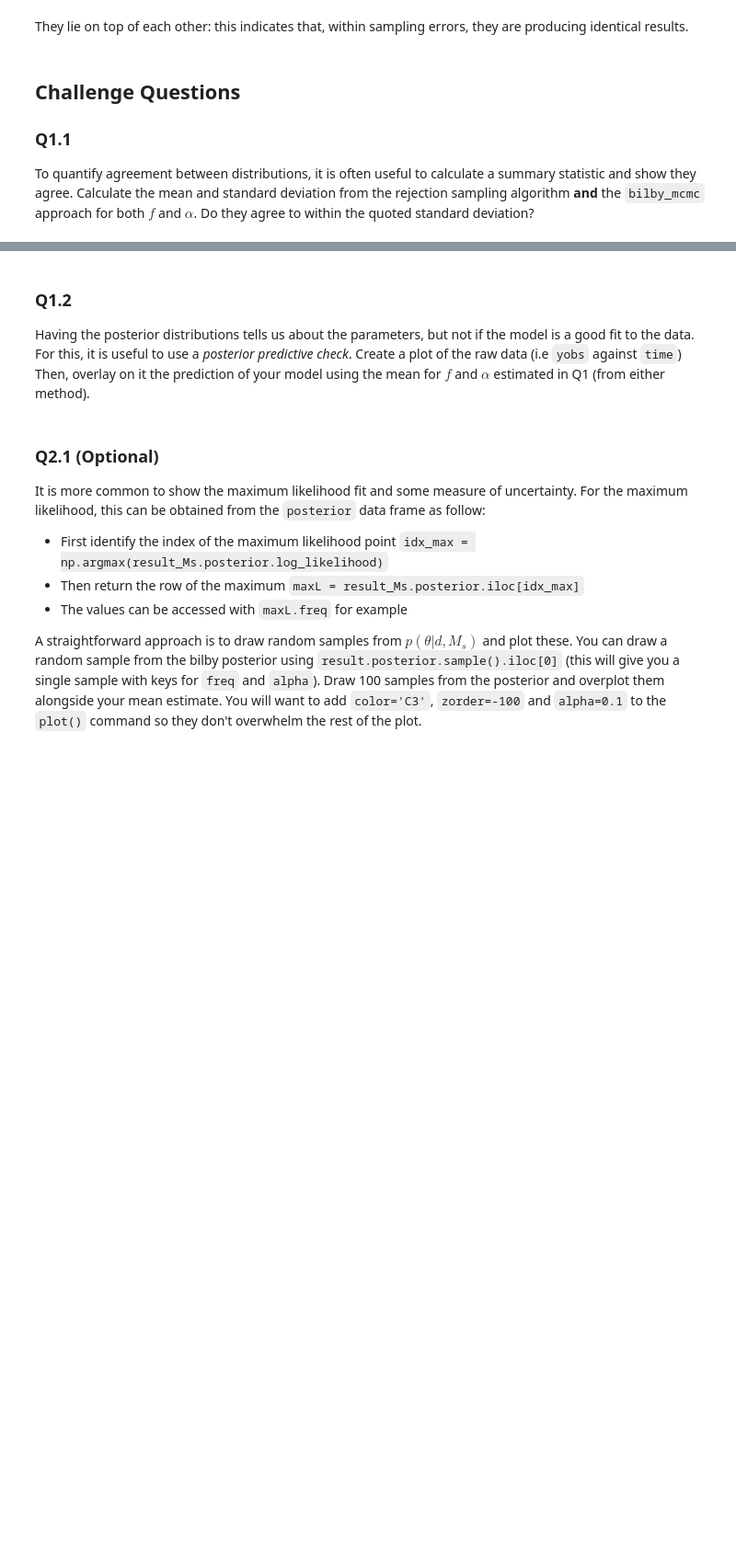
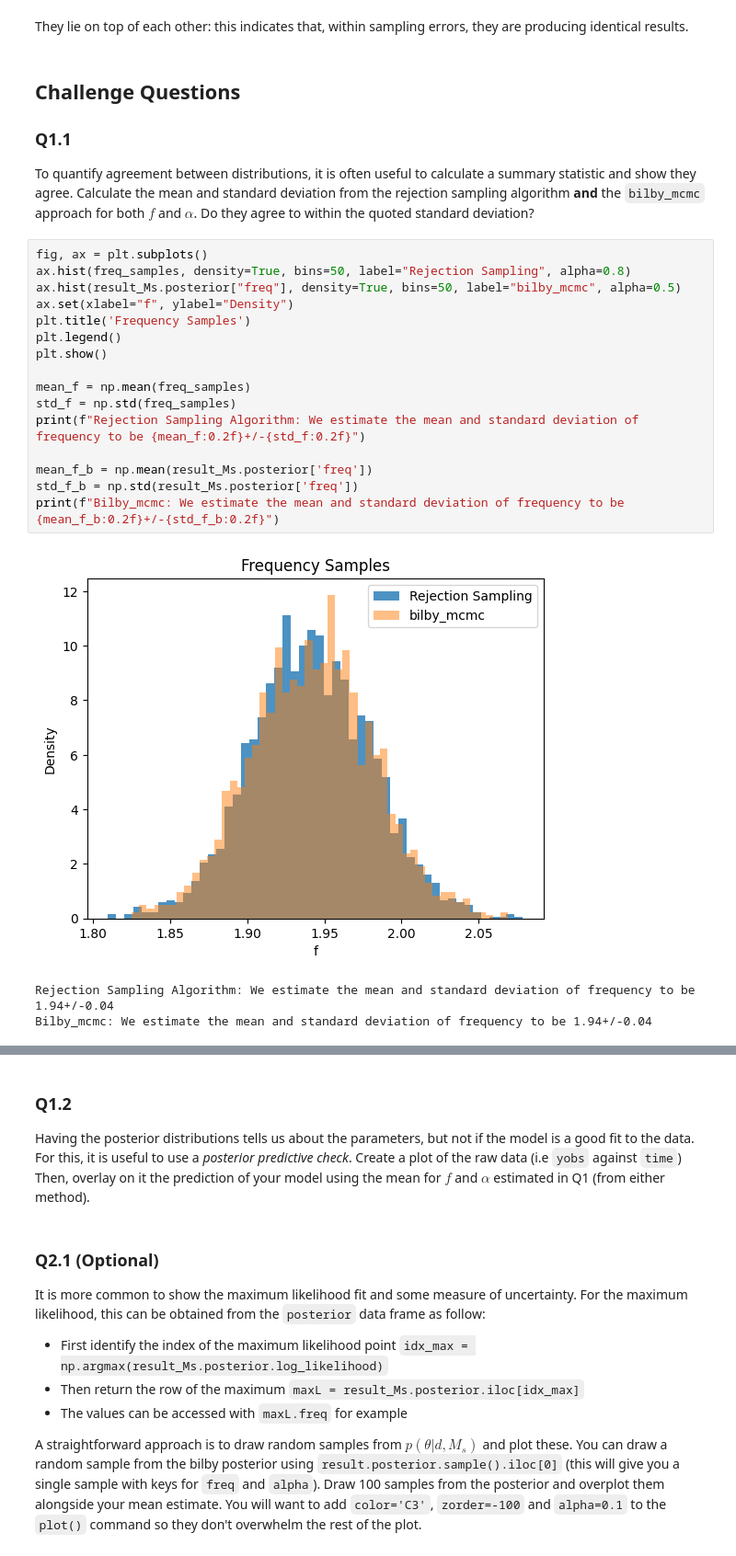
Before and after one commit to norrismeg/odw, a Jupyter notebook: Tutorials/Day_3/Tuto_3.1_Introduction_to_parameter_estimation.ipynb, the cells around one changed output, grey strips where cells are left out. Shown at 92% size. Cells and saved outputs as stored; diff of their text form; blank space fills up the shorter version.

```diff
--- a/Tutorials/Day_3/Tuto_3.1_Introduction_to_parameter_estimation.ipynb
+++ b/Tutorials/Day_3/Tuto_3.1_Introduction_to_parameter_estimation.ipynb
@@ -348,3 +347,23 @@ They lie on top of each other: this indicates that, within sampling errors, they
 
 ### Q1.1
 To quantify agreement between distributions,  it is often useful to calculate a summary statistic and show they agree. Calculate the mean and standard deviation from the rejection sampling algorithm **and** the `bilby_mcmc` approach for both $f$ and $\alpha$. Do they agree to within the quoted standard deviation?
+# %%
+fig, ax = plt.subplots()
+ax.hist(freq_samples, density=True, bins=50, label="Rejection Sampling", alpha=0.8)
+ax.hist(result_Ms.posterior["freq"], density=True, bins=50, label="bilby_mcmc", alpha=0.5)
+ax.set(xlabel="f", ylabel="Density")
+plt.title('Frequency Samples')
+plt.legend()
+plt.show()
+
+mean_f = np.mean(freq_samples)
+std_f = np.std(freq_samples)
+print(f"Rejection Sampling Algorithm: We estimate the mean and standard deviation of frequency to be {mean_f:0.2f}+/-{std_f:0.2f}")
+
+mean_f_b = np.mean(result_Ms.posterior['freq'])
+std_f_b = np.std(result_Ms.posterior['freq'])
+print(f"Bilby_mcmc: We estimate the mean and standard deviation of frequency to be {mean_f_b:0.2f}+/-{std_f_b:0.2f}")
+# %% [output]
+[figure, added]
+Rejection Sampling Algorithm: We estimate the mean and standard deviation of frequency to be 1.94+/-0.04
+Bilby_mcmc: We estimate the mean and standard deviation of frequency to be 1.94+/-0.04
```
Also changed, not shown: parts of 10 cells of this notebook.
